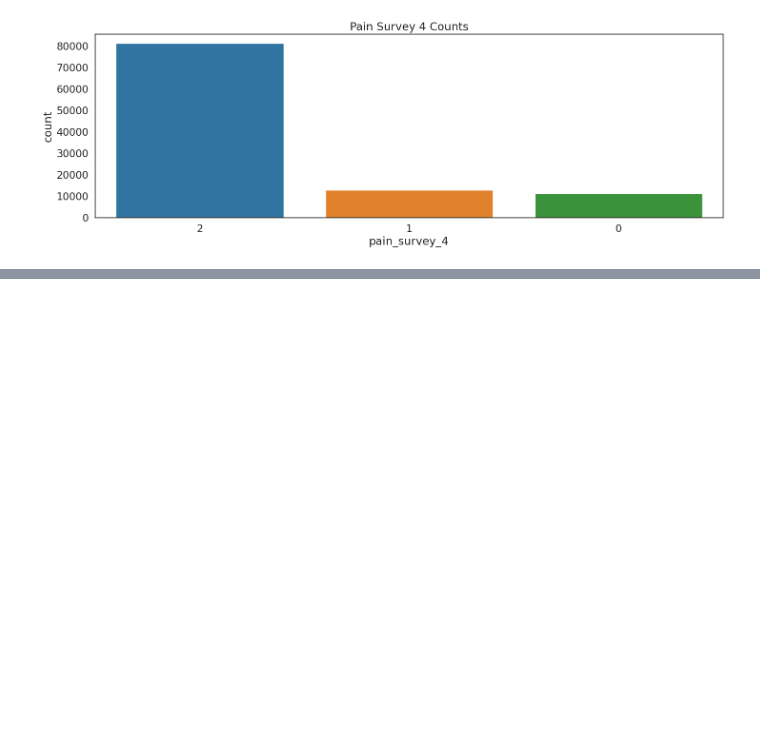
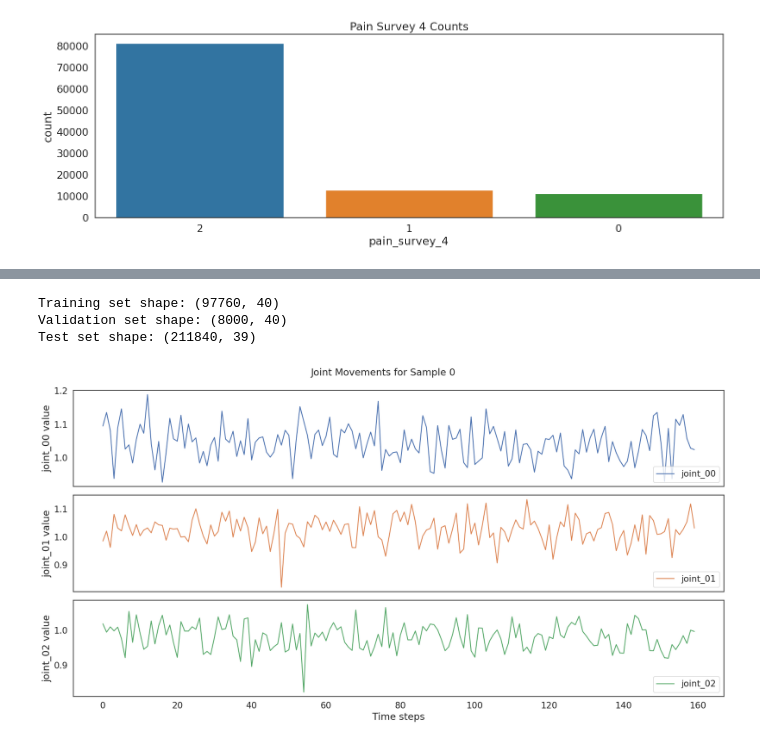
Before and after one commit to FedericoQuartieri/ANN, a Jupyter notebook: ANN.ipynb, the cells around one changed output, grey strips where cells are left out. Drawn from its saved outputs; the diff is of its cells as text; code cells hidden in the pictures; blank space fills up the shorter version.

```diff
--- a/ANN.ipynb
+++ b/ANN.ipynb
@@ -266,5 +313,3 @@ The dataset is composed of 105760 different activity executions
-# %%
-df = X_train
 # %%
 # Get unique user IDs and shuffle them
 unique_users = X_train['sample_index'].unique()
@@ -272,23 +317,58 @@ random.seed(SEED) # Ensure reproducibility of shuffling
 random.shuffle(unique_users)
 
 # Define the number of users for validation and test sets
-N_VAL_USERS = 5 # You can change this number
-N_TEST_USERS = 5 # You can change this number
+N_VAL_USERS = 50 # You can change this number
 
 # Calculate the number of users for the training set
-n_train_users = len(unique_users) - N_VAL_USERS - N_TEST_USERS
+n_train_users = len(unique_users) - N_VAL_USERS
 
 # Split the shuffled user IDs into training, validation, and test sets
 train_users = unique_users[:n_train_users]
 val_users = unique_users[n_train_users:n_train_users + N_VAL_USERS]
-test_users = unique_users[n_train_users + N_VAL_USERS:]
 
 # Split the dataset into training, validation, and test sets based on user IDs
-df_train = df[df['sample_index'].isin(train_users)]
-df_val = df[df['sample_index'].isin(val_users)]
-df_test = df[df['sample_index'].isin(test_users)]
-
+df_train = X_train[X_train['sample_index'].isin(train_users)]
+df_val = X_train[X_train['sample_index'].isin(val_users)]
+df_test = X_test
 # Print the shapes of the training, validation, and test sets
 print(f'Training set shape: {df_train.shape}')
 print(f'Validation set shape: {df_val.shape}')
 print(f'Test set shape: {df_test.shape}')
+# %% [output]
+Training set shape: (97760, 40)
+Validation set shape: (8000, 40)
+Test set shape: (211840, 39)
+# %%
+def inspect_activity(sample_index, df, n_samples=500):
+    """
+    Plot joint movements for a specific sample
+
+    Args:
+        sample_index: ID of the sample to inspect
+        df: DataFrame with the data
+        n_samples: Number of timepoints to plot
+    """
+    # Filter data for the specific sample
+    data = df[df['sample_index'] == sample_index][:n_samples]
+
+    # Get first three joints (without duplicates)
+    joint_data = [f'joint_0{i}' for i in range(3)]  # Plot first 3 joints
+
+    # Plot
+    axis = data[joint_data].plot(subplots=True, figsize=(17, 9),
+                                title=f'Joint Movements for Sample {sample_index}')
+
+    # Customize subplots
+    for ax, joint in zip(axis, joint_data):
+        ax.legend(loc='lower right')
+        ax.set_xlabel('Time steps')
+        ax.set_ylabel(f'{joint} value')
+
+    plt.tight_layout()
+    plt.show()
+
+# Example usage:
+sample_to_inspect = df_train['sample_index'].iloc[0]  # Get first sample ID
+inspect_activity(sample_to_inspect, df_train)
+# %% [output]
+[figure, added]
```
Also changed, not shown: parts of 34 cells of this notebook, 2 other files.
